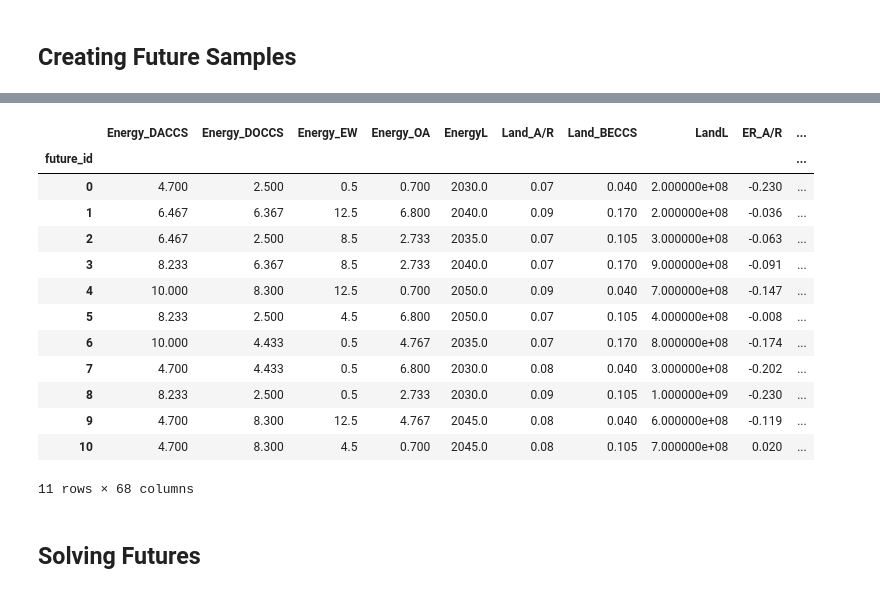
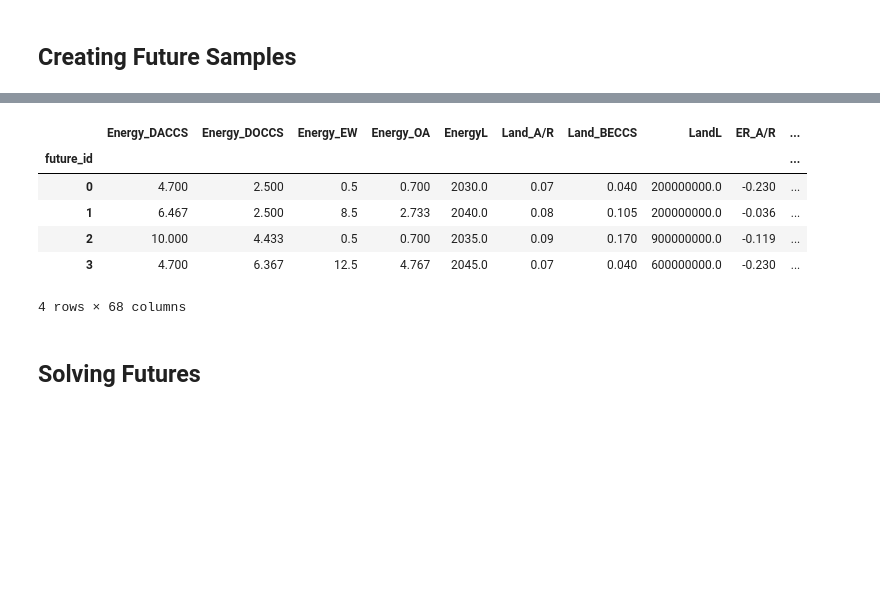
Before and after one commit to quirinarguez/CDR_Portfolios, a Jupyter notebook: test_notebook.ipynb, the cells around one changed output, grey strips where cells are left out. Cells and saved outputs as stored; diff of their text form; code cells hidden in the pictures; blank space fills up the shorter version.

```diff
--- a/test_notebook.ipynb
+++ b/test_notebook.ipynb
@@ -72,33 +69,25 @@ config
 # %%
 input_file_path = Path(config['input_file_path'])
 
 n_sample = config['n_sample']
-dict_constant = {} # Missing to configure
 sampling_method = (config['sampling_method'], config[f"sampling_{config['sampling_method']}"])
 future_zero = config['future_zero']
-output_file = f"{config['output_path']}{config['output_string']}_{'OA'}_{date.today().strftime('%d.%m.%Y')}.{config['output_type']}"
+output_file = f"{config['output_path']}{config['output_string']}_{date.today().strftime('%d.%m.%Y')}.{config['output_type']}"
 output_type = config['output_type']
 
-attempt = creating_futures_sample.sampling_futures(input_file_path, n_sample, dict_constant, sampling_method, future_zero, output_file, output_type)
+attempt = creating_futures_sample.sampling_futures(input_file_path, n_sample, sampling_method, future_zero, output_file, output_type)
 df, units, sampled_parameters = attempt.sample()
-# If FutureWarning error: ignore, as might be a bug: https://github.com/pandas-dev/pandas/issues/55025
+# If FutureWarning error: ignore, as this is a bug: https://github.com/pandas-dev/pandas/issues/55025
 
 df
 # %% [output]
 |  | Energy_DACCS | Energy_DOCCS | Energy_EW | Energy_OA | EnergyL | Land_A/R | Land_BECCS | LandL | ER_A/R | ... |
 | future_id |  |  |  |  |  |  |  |  |  | ... |
-| 0 | 4.700 | 2.500 | 0.5 | 0.700 | 2030.0 | 0.07 | 0.040 | 2.000000e+08 | -0.230 | ... |
-| 1 | 6.467 | 6.367 | 12.5 | 6.800 | 2040.0 | 0.09 | 0.170 | 2.000000e+08 | -0.036 | ... |
-| 2 | 6.467 | 2.500 | 8.5 | 2.733 | 2035.0 | 0.07 | 0.105 | 3.000000e+08 | -0.063 | ... |
-| 3 | 8.233 | 6.367 | 8.5 | 2.733 | 2040.0 | 0.07 | 0.170 | 9.000000e+08 | -0.091 | ... |
-| 4 | 10.000 | 8.300 | 12.5 | 0.700 | 2050.0 | 0.09 | 0.040 | 7.000000e+08 | -0.147 | ... |
-| 5 | 8.233 | 2.500 | 4.5 | 6.800 | 2050.0 | 0.07 | 0.105 | 4.000000e+08 | -0.008 | ... |
-| 6 | 10.000 | 4.433 | 0.5 | 4.767 | 2035.0 | 0.07 | 0.170 | 8.000000e+08 | -0.174 | ... |
-| 7 | 4.700 | 4.433 | 0.5 | 6.800 | 2030.0 | 0.08 | 0.040 | 3.000000e+08 | -0.202 | ... |
-| 8 | 8.233 | 2.500 | 0.5 | 2.733 | 2030.0 | 0.09 | 0.105 | 1.000000e+09 | -0.230 | ... |
-| 9 | 4.700 | 8.300 | 12.5 | 4.767 | 2045.0 | 0.08 | 0.040 | 6.000000e+08 | -0.119 | ... |
-| 10 | 4.700 | 8.300 | 4.5 | 0.700 | 2045.0 | 0.08 | 0.105 | 7.000000e+08 | 0.020 | ... |
+| 0 | 4.700 | 2.500 | 0.5 | 0.700 | 2030.0 | 0.07 | 0.040 | 200000000.0 | -0.230 | ... |
+| 1 | 6.467 | 2.500 | 8.5 | 2.733 | 2040.0 | 0.08 | 0.105 | 200000000.0 | -0.036 | ... |
+| 2 | 10.000 | 4.433 | 0.5 | 0.700 | 2035.0 | 0.09 | 0.170 | 900000000.0 | -0.119 | ... |
+| 3 | 4.700 | 6.367 | 12.5 | 4.767 | 2045.0 | 0.07 | 0.040 | 600000000.0 | -0.230 | ... |
-11 rows × 68 columns
+4 rows × 68 columns
 # %% [markdown]
 ## Solving Futures
 # %%
```
Also changed, not shown: parts of 6 cells of this notebook, 1 other file.
